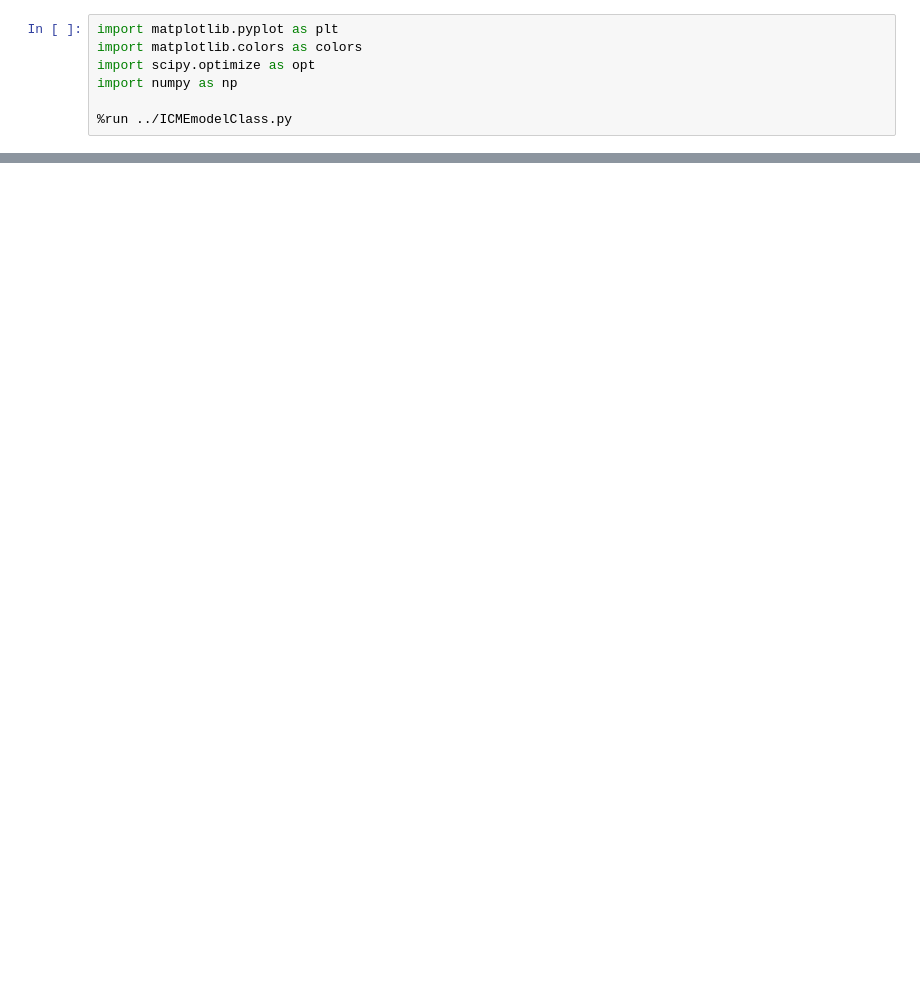
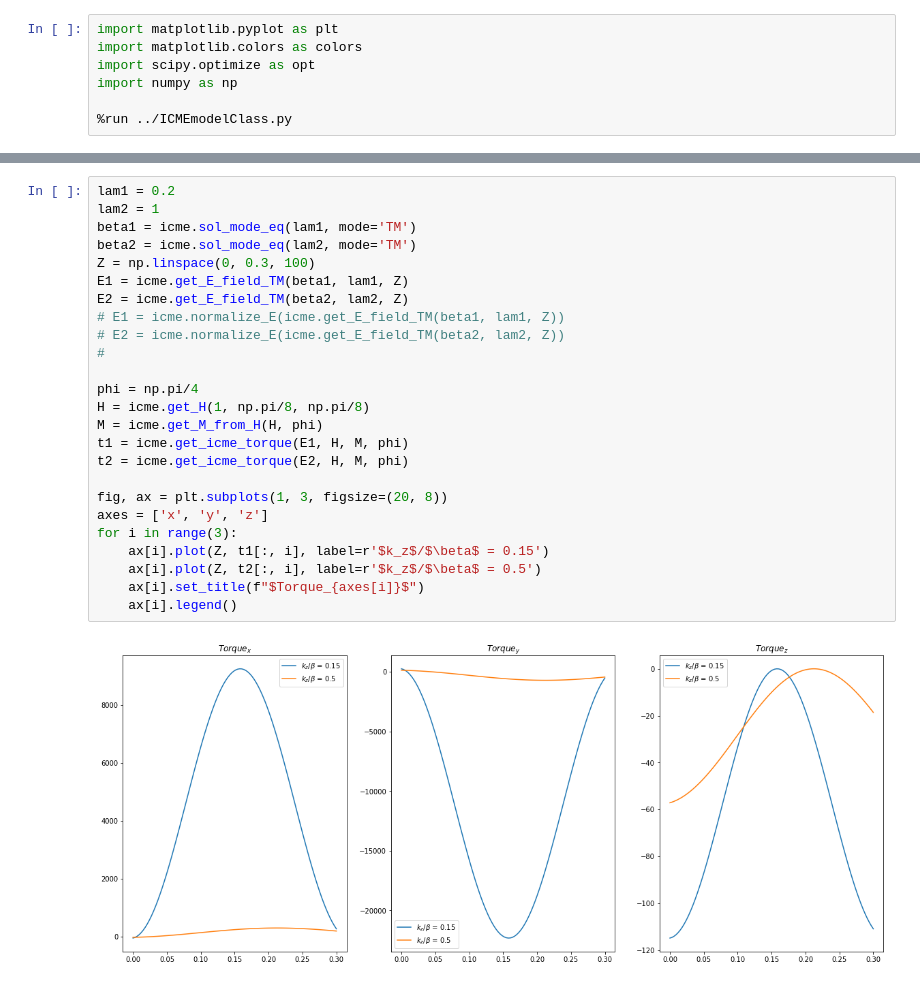
Before and after one commit to Semyonov-as/Python_Modelling, a Jupyter notebook: discussion_14_12_22/index.ipynb, the cells around one changed output, grey strips where cells are left out. Cells and saved outputs as stored; diff of their text form; blank space fills up the shorter version.

```diff
--- a/discussion_14_12_22/index.ipynb
+++ b/discussion_14_12_22/index.ipynb
@@ -85,0 +48,27 @@ Text(0, 0.5, '$|Torque_z|$')
+# %%
+lam1 = 0.2
+lam2 = 1
+beta1 = icme.sol_mode_eq(lam1, mode='TM')
+beta2 = icme.sol_mode_eq(lam2, mode='TM')
+Z = np.linspace(0, 0.3, 100)
+E1 = icme.get_E_field_TM(beta1, lam1, Z)
+E2 = icme.get_E_field_TM(beta2, lam2, Z)
+# E1 = icme.normalize_E(icme.get_E_field_TM(beta1, lam1, Z))
+# E2 = icme.normalize_E(icme.get_E_field_TM(beta2, lam2, Z))
+#
+
+phi = np.pi/4
+H = icme.get_H(1, np.pi/8, np.pi/8)
+M = icme.get_M_from_H(H, phi)
+t1 = icme.get_icme_torque(E1, H, M, phi)
+t2 = icme.get_icme_torque(E2, H, M, phi)
+
+fig, ax = plt.subplots(1, 3, figsize=(20, 8))
+axes = ['x', 'y', 'z']
+for i in range(3):
+    ax[i].plot(Z, t1[:, i], label=r'$k_z$/$\beta$ = 0.15')
+    ax[i].plot(Z, t2[:, i], label=r'$k_z$/$\beta$ = 0.5')
+    ax[i].set_title(f"$Torque_{axes[i]}$")
+    ax[i].legend()
+# %% [output]
+[figure, added]
```
Also changed, not shown: parts of 7 cells of this notebook, 1 other file.
